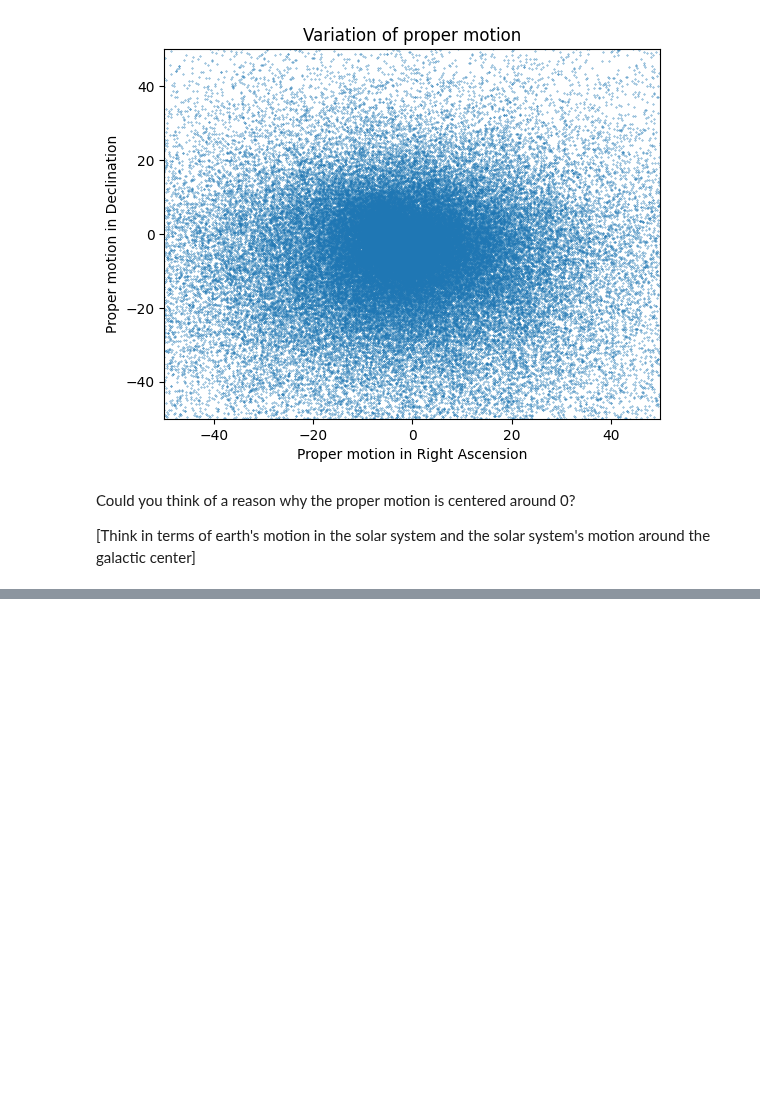
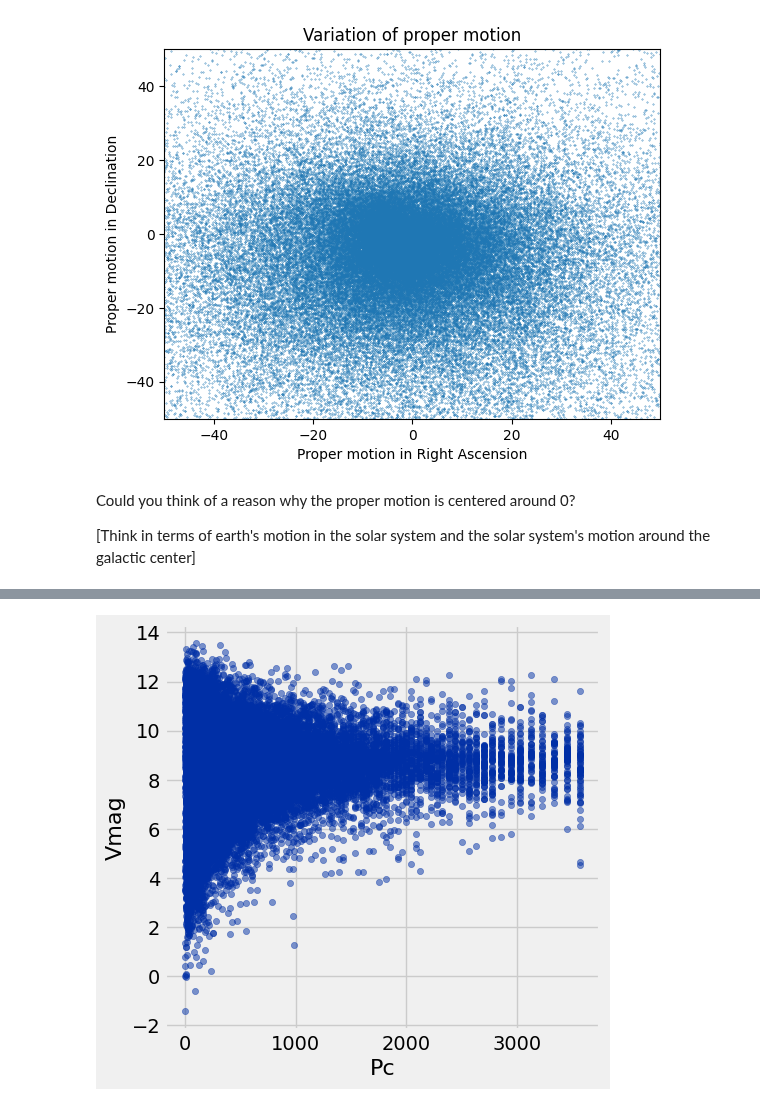
Before and after one commit to ciretorres/thesis-project, a Jupyter notebook: src/notebooks/Estadistica.ipynb, the cells around one changed output, grey strips where cells are left out. Drawn from its saved outputs; the diff is of its cells as text; code cells hidden in the pictures; blank space fills up the shorter version.

```diff
--- a/src/notebooks/Estadistica.ipynb
+++ b/src/notebooks/Estadistica.ipynb
@@ -235,0 +705,5 @@ Could you think of a reason why the proper motion is centered around 0?
+# %%
+stars_2 = stars.where(1, are.below_or_equal_to(3600))
+stars_2.scatter(1,2, alpha=0.5)
+# %% [output]
+[figure, added]
```
Also changed, not shown: parts of 54 cells of this notebook.
